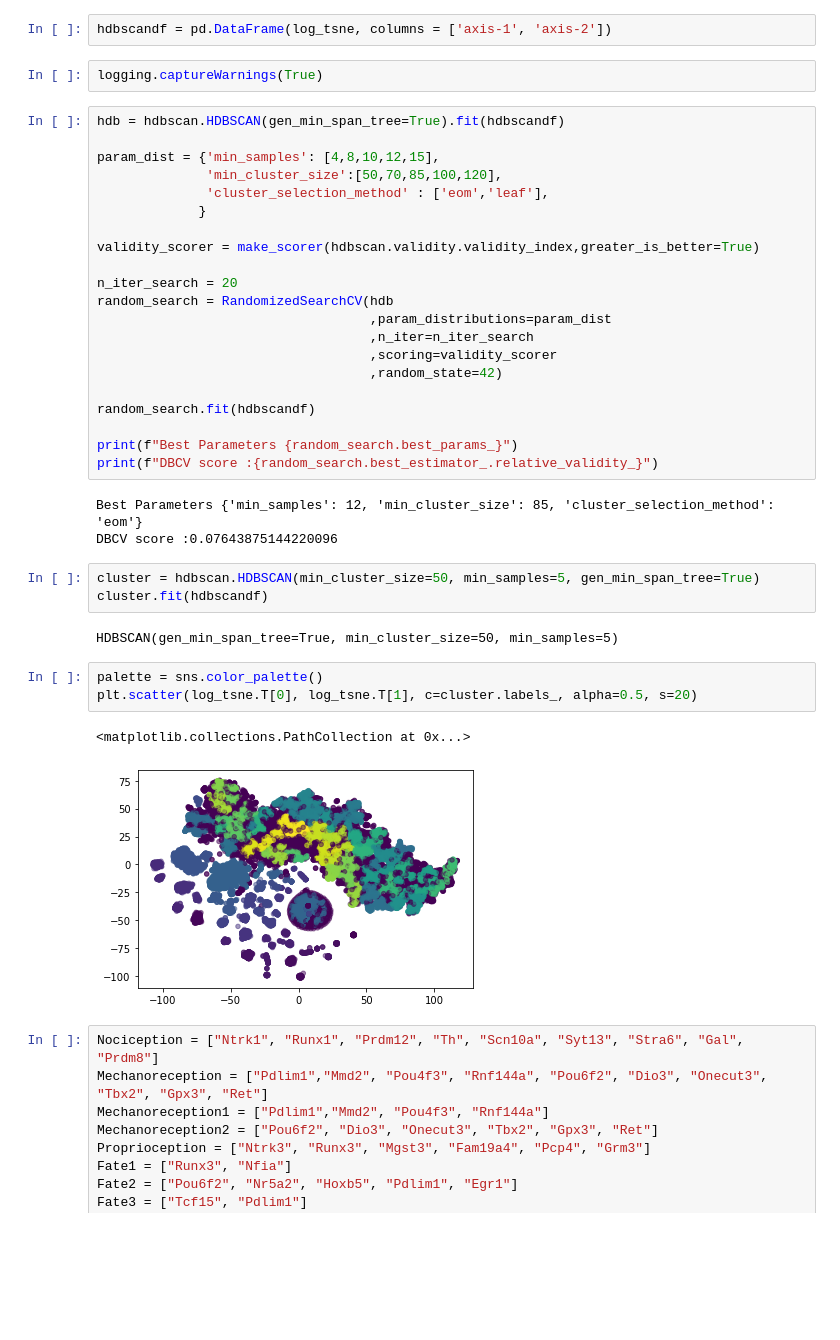
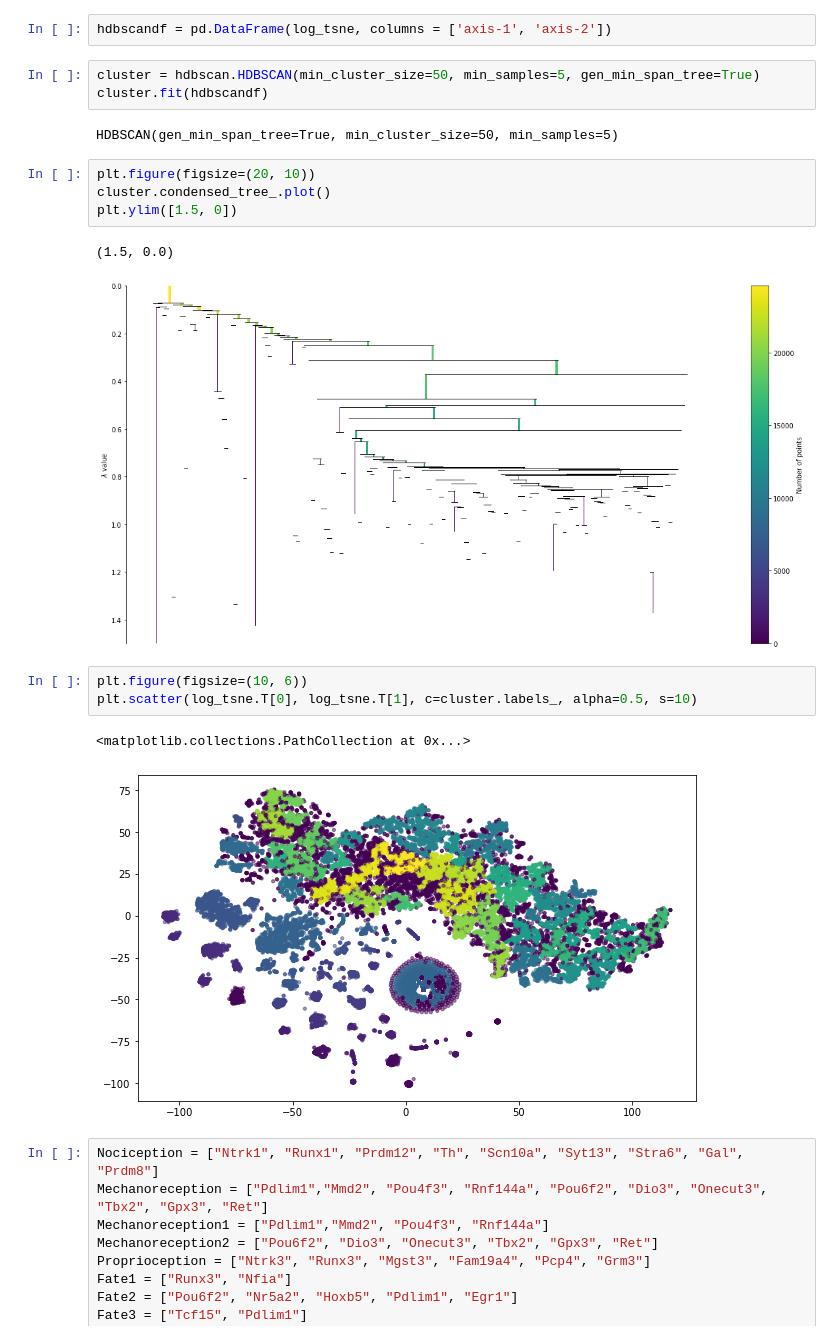
Before and after one commit to Harin329/SNCluster, a Jupyter notebook: hdbscan.ipynb, the cells around one changed output. Saved outputs shown, nothing was run; the diff lists cells and outputs as text; blank space fills up the shorter version.

```diff
--- a/hdbscan.ipynb
+++ b/hdbscan.ipynb
@@ -113,43 +113,24 @@ Text(0.5, 1.0, 'UMAP for Log Transformation')
 # HDBScan
 # %%
 hdbscandf = pd.DataFrame(log_tsne, columns = ['axis-1', 'axis-2'])
-# %%
-logging.captureWarnings(True)
-# %%
-hdb = hdbscan.HDBSCAN(gen_min_span_tree=True).fit(hdbscandf)
-
-param_dist = {'min_samples': [4,8,10,12,15],
-              'min_cluster_size':[50,70,85,100,120],
-              'cluster_selection_method' : ['eom','leaf'],
-             }
-
-validity_scorer = make_scorer(hdbscan.validity.validity_index,greater_is_better=True)
-
-n_iter_search = 20
-random_search = RandomizedSearchCV(hdb
-                                   ,param_distributions=param_dist
-                                   ,n_iter=n_iter_search
-                                   ,scoring=validity_scorer
-                                   ,random_state=42)
-
-random_search.fit(hdbscandf)
-
-print(f"Best Parameters {random_search.best_params_}")
-print(f"DBCV score :{random_search.best_estimator_.relative_validity_}")
-# %% [output]
-Best Parameters {'min_samples': 12, 'min_cluster_size': 85, 'cluster_selection_method': 'eom'}
-DBCV score :0.07643875144220096
 # %%
 cluster = hdbscan.HDBSCAN(min_cluster_size=50, min_samples=5, gen_min_span_tree=True)
 cluster.fit(hdbscandf)
 # %% [output]
 HDBSCAN(gen_min_span_tree=True, min_cluster_size=50, min_samples=5)
+# %%
+plt.figure(figsize=(20, 10))
+cluster.condensed_tree_.plot()
+plt.ylim([1.5, 0])
+# %% [output]
+(1.5, 0.0)
+[figure, added]
 # %%
-palette = sns.color_palette()
-plt.scatter(log_tsne.T[0], log_tsne.T[1], c=cluster.labels_, alpha=0.5, s=20)
+plt.figure(figsize=(10, 6))
+plt.scatter(log_tsne.T[0], log_tsne.T[1], c=cluster.labels_, alpha=0.5, s=10)
 # %% [output]
 <matplotlib.collections.PathCollection at 0x...>
-[figure, old version]
+[figure, new version]
 # %%
 Nociception = ["Ntrk1", "Runx1", "Prdm12", "Th", "Scn10a", "Syt13", "Stra6", "Gal", "Prdm8"]
 Mechanoreception = ["Pdlim1","Mmd2", "Pou4f3", "Rnf144a", "Pou6f2", "Dio3", "Onecut3", "Tbx2", "Gpx3", "Ret"]
```
Also changed, not shown: parts of 1 cell of this notebook, 10 other files.
